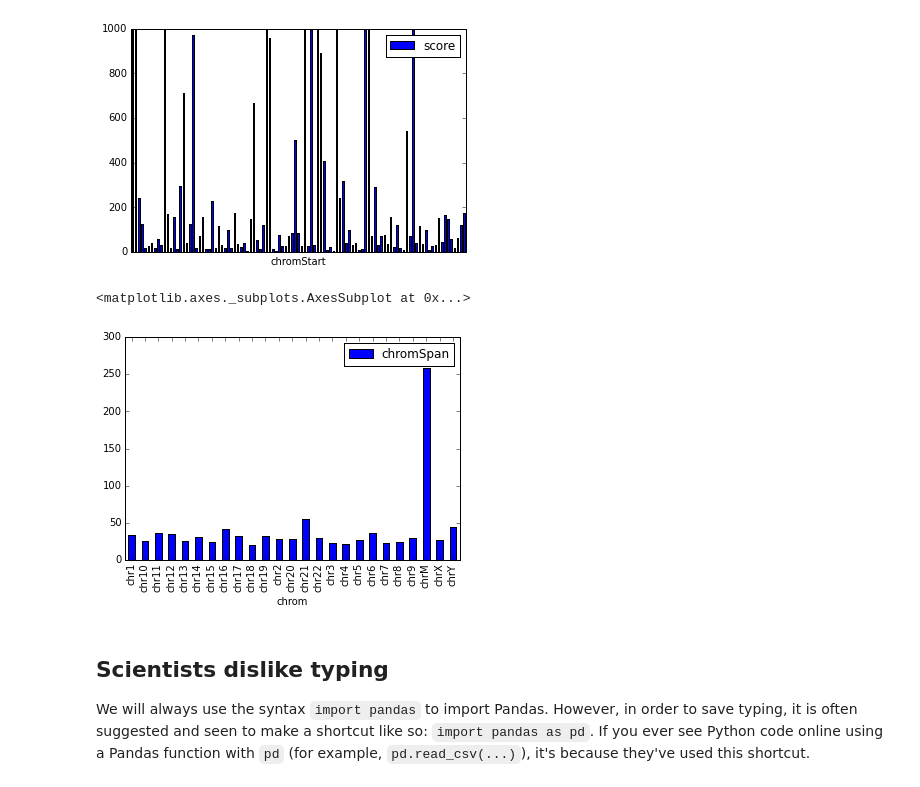
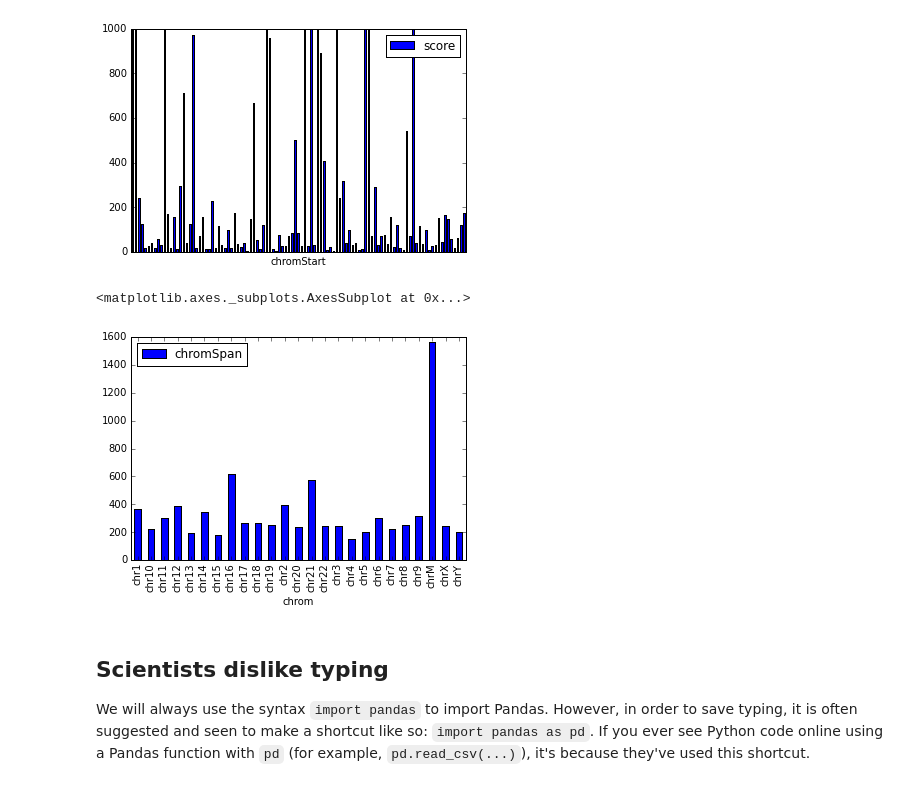
Before and after one commit to zmielko/scicomp-python, a Jupyter notebook: 01-intro.ipynb, the cells around one changed output. Drawn from its saved outputs; the diff is of its cells as text; code cells hidden in the pictures.

Commit message:
Change plot params

```diff
--- a/01-intro.ipynb
+++ b/01-intro.ipynb
@@ -553,10 +553,10 @@ chrM.plot(kind='bar', y='score',x='chromStart', xticks=[])
 [figure]
 # %%
 grouped = data.groupby('chrom')
-grouped.std().plot(kind='bar',y='chromSpan')
+grouped.max().plot(kind='bar',y='chromSpan')
 # %% [output]
 <matplotlib.axes._subplots.AxesSubplot at 0x...>
-[figure, old version]
+[figure, new version]
 # %% [markdown]
 ## Scientists dislike typing
 
```
